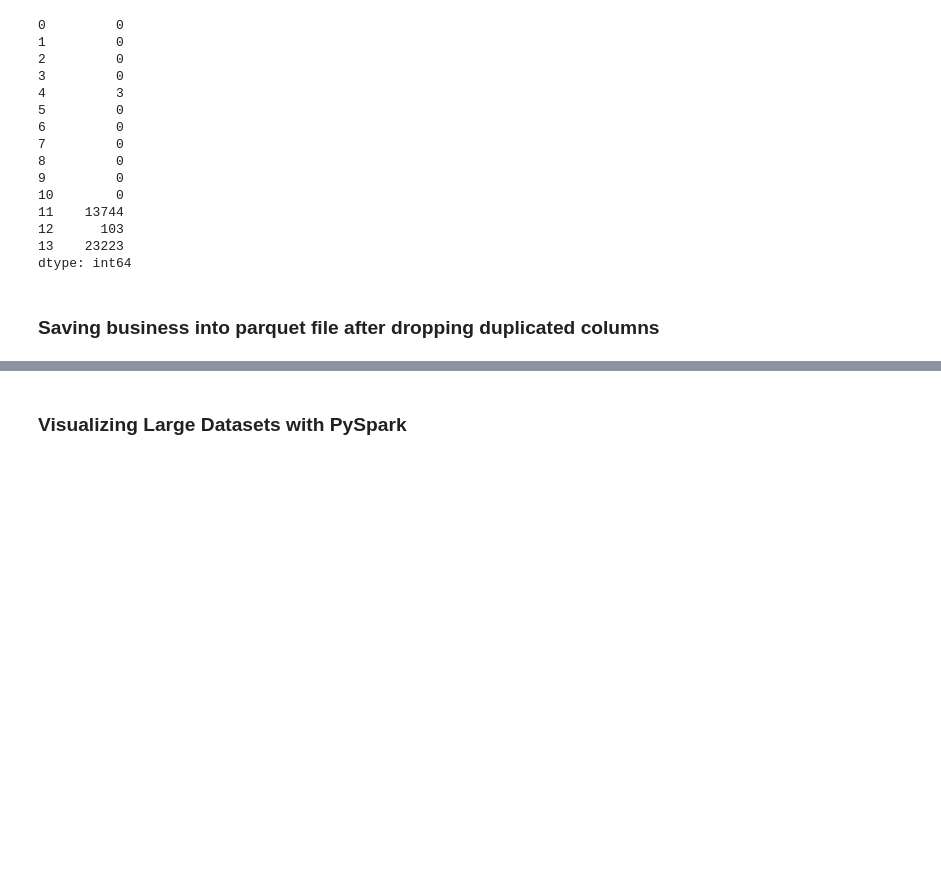
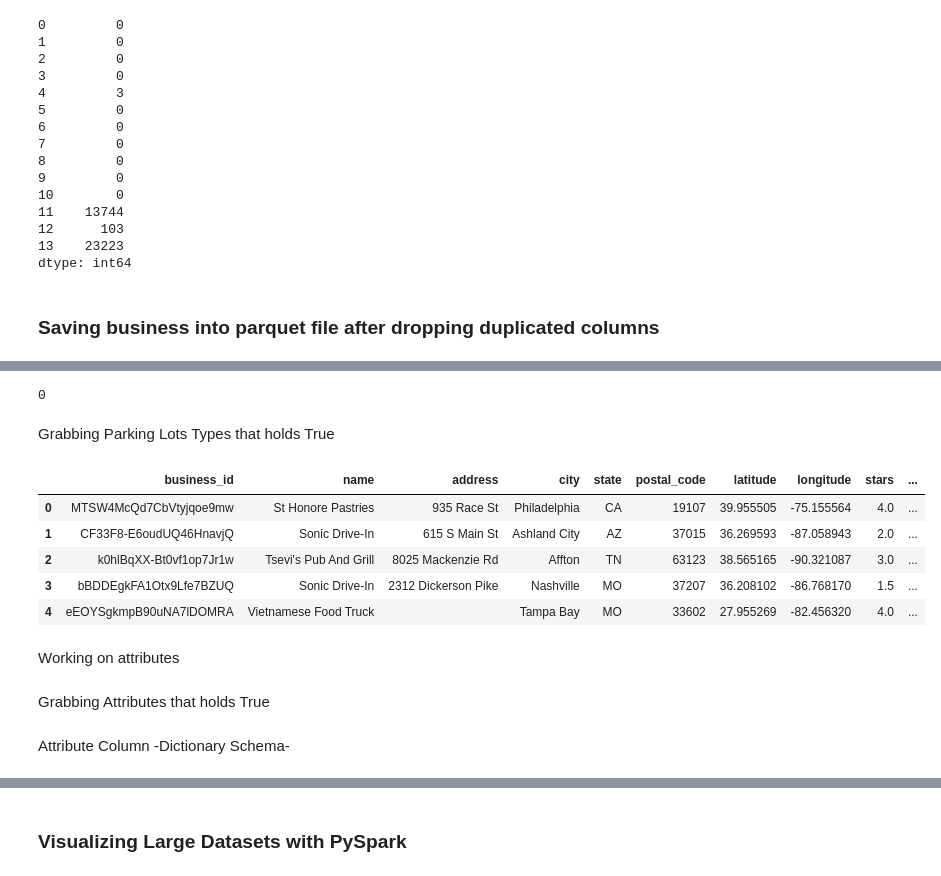
Before and after one commit to melodiromero/Google-Yelp, a Jupyter notebook: Sprint-1/Yelp/etl_eda.ipynb, the cells around one changed output, grey strips where cells are left out. Drawn from its saved outputs; the diff is of its cells as text; code cells hidden in the pictures; blank space fills up the shorter version.

```diff
--- a/Sprint-1/Yelp/etl_eda.ipynb
+++ b/Sprint-1/Yelp/etl_eda.ipynb
@@ -899,0 +1015,10 @@ business_df.head()
+# %%
+import ast
+
+def safe_literal_eval(x):
+    try:
+        return ast.literal_eval(x)
+    except (ValueError, SyntaxError):
+        return None
+# %%
+business_df["kind_of_parking"] = business_df["kind_of_parking"].apply(safe_literal_eval)
@@ -899,0 +1049,39 @@ business_df.head()
+# %%
+business_df["kind_of_parking"].isna().sum()
+# %% [output]
+0
+# %% [markdown]
+Grabbing Parking Lots Types that holds True
+# %%
+def filter_attr_bool(dict):
+
+    filtered_dict = {}
+
+    # Iterate through the items of the original dictionary
+    for key, value in dict.items():
+        # Check if the value is 'True' (as a string) and add it to the filtered dictionary
+        if value == 'True':
+            filtered_dict[key] = value
+        elif value == True:
+            filtered_dict[key] = value
+
+    return filtered_dict
+# %%
+business_df["kind_of_parking"] = (business_df["kind_of_parking"]
+                                  .apply(lambda parking_lot: filter_attr_bool(parking_lot))
+                                  .apply(lambda parking: list(parking)))
+# %%
+business_df.head()
+# %% [output]
+|  | business_id | name | address | city | state | postal_code | latitude | longitude | stars | ... |
+| 0 | MTSW4McQd7CbVtyjqoe9mw | St Honore Pastries | 935 Race St | Philadelphia | CA | 19107 | 39.955505 | -75.155564 | 4.0 | ... |
+| 1 | CF33F8-E6oudUQ46HnavjQ | Sonic Drive-In | 615 S Main St | Ashland City | AZ | 37015 | 36.269593 | -87.058943 | 2.0 | ... |
+| 2 | k0hlBqXX-Bt0vf1op7Jr1w | Tsevi's Pub And Grill | 8025 Mackenzie Rd | Affton | TN | 63123 | 38.565165 | -90.321087 | 3.0 | ... |
+| 3 | bBDDEgkFA1Otx9Lfe7BZUQ | Sonic Drive-In | 2312 Dickerson Pike | Nashville | MO | 37207 | 36.208102 | -86.768170 | 1.5 | ... |
+| 4 | eEOYSgkmpB90uNA7lDOMRA | Vietnamese Food Truck |  | Tampa Bay | MO | 33602 | 27.955269 | -82.456320 | 4.0 | ... |
+# %% [markdown]
+Working on attributes
+# %% [markdown]
+Grabbing Attributes that holds True
+# %% [markdown]
+Attribute Column -Dictionary Schema-
```
Also changed, not shown: parts of 28 cells of this notebook.
